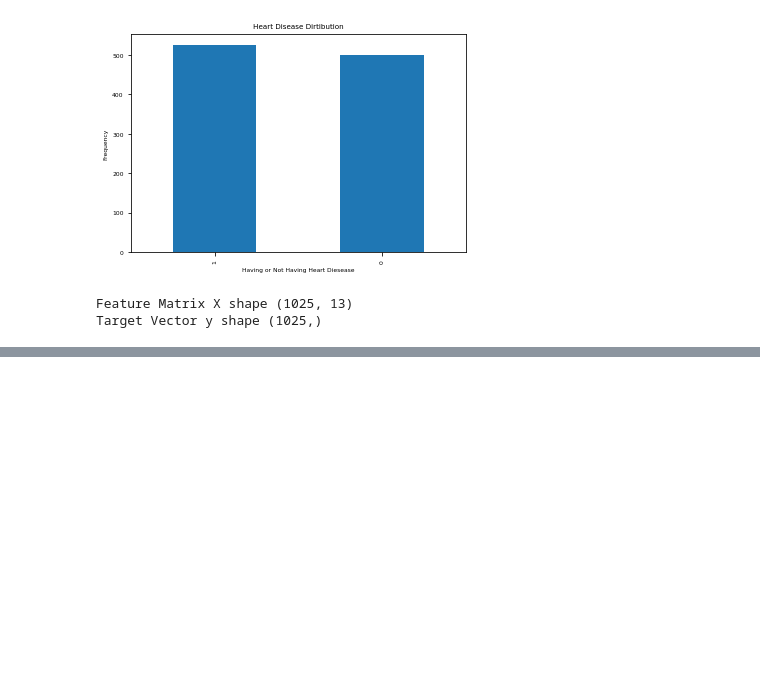
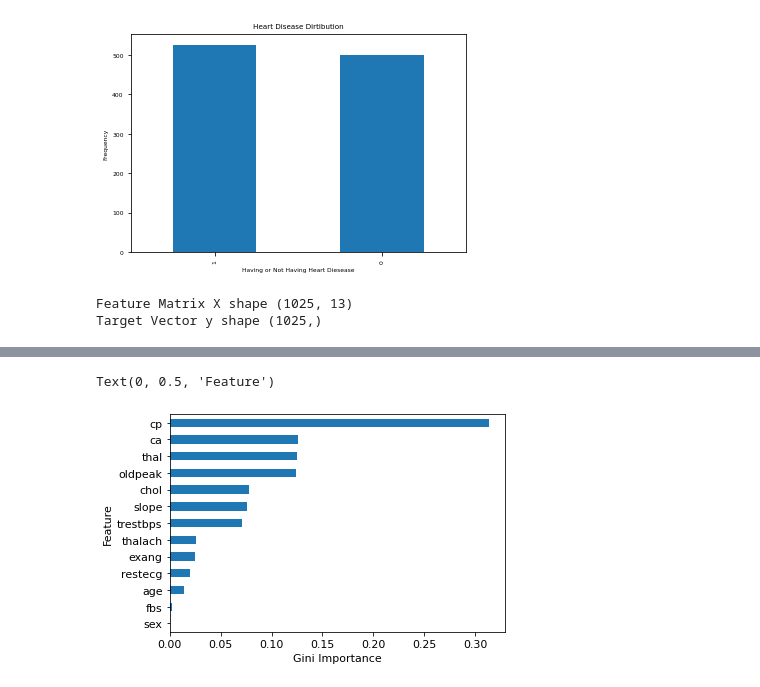
Before and after one commit to shayankhanani/data-science-jawan-pakistan, a Jupyter notebook: final-assignment/Final Assignment.ipynb, the cells around one changed output, grey strips where cells are left out. Cells and saved outputs as stored; diff of their text form; code cells hidden in the pictures; blank space fills up the shorter version.

```diff
--- a/final-assignment/Final Assignment.ipynb
+++ b/final-assignment/Final Assignment.ipynb
@@ -117,0 +174,7 @@ test_acc
+# %%
+feat_imp.plot(kind="barh")
+plt.xlabel("Gini Importance")
+plt.ylabel("Feature")
+# %% [output]
+Text(0, 0.5, 'Feature')
+[figure, added]
```
Also changed, not shown: parts of 18 cells of this notebook.
